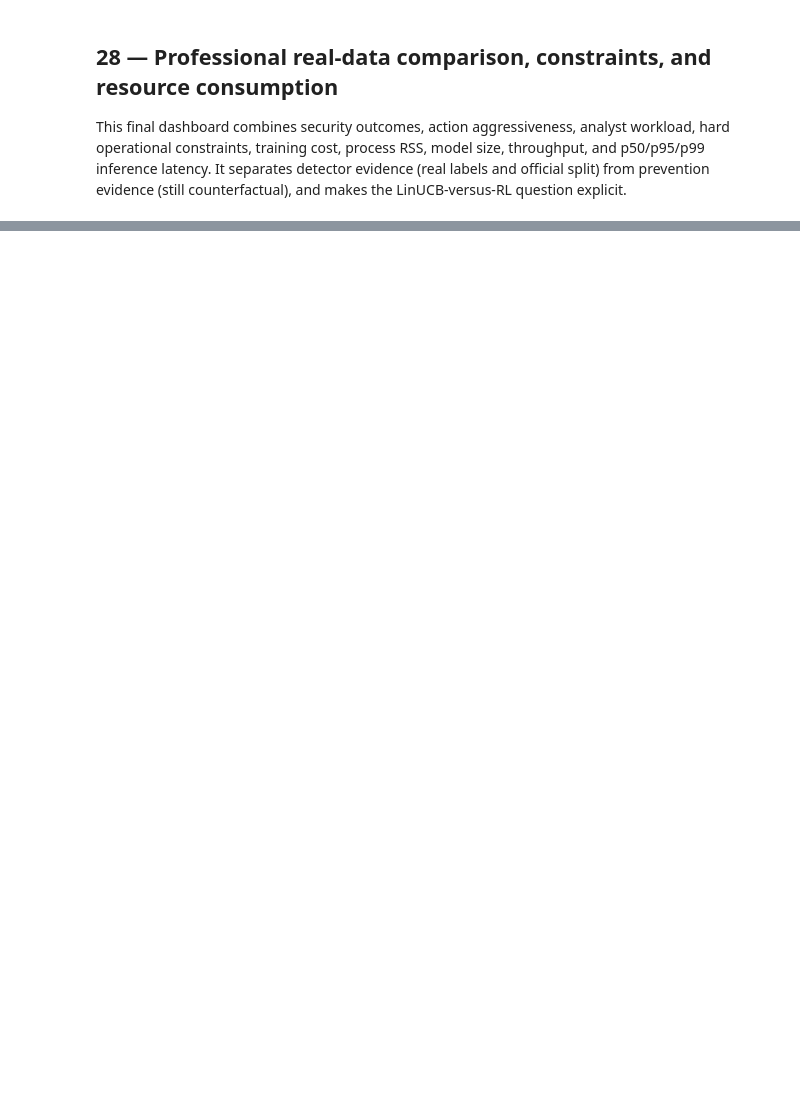
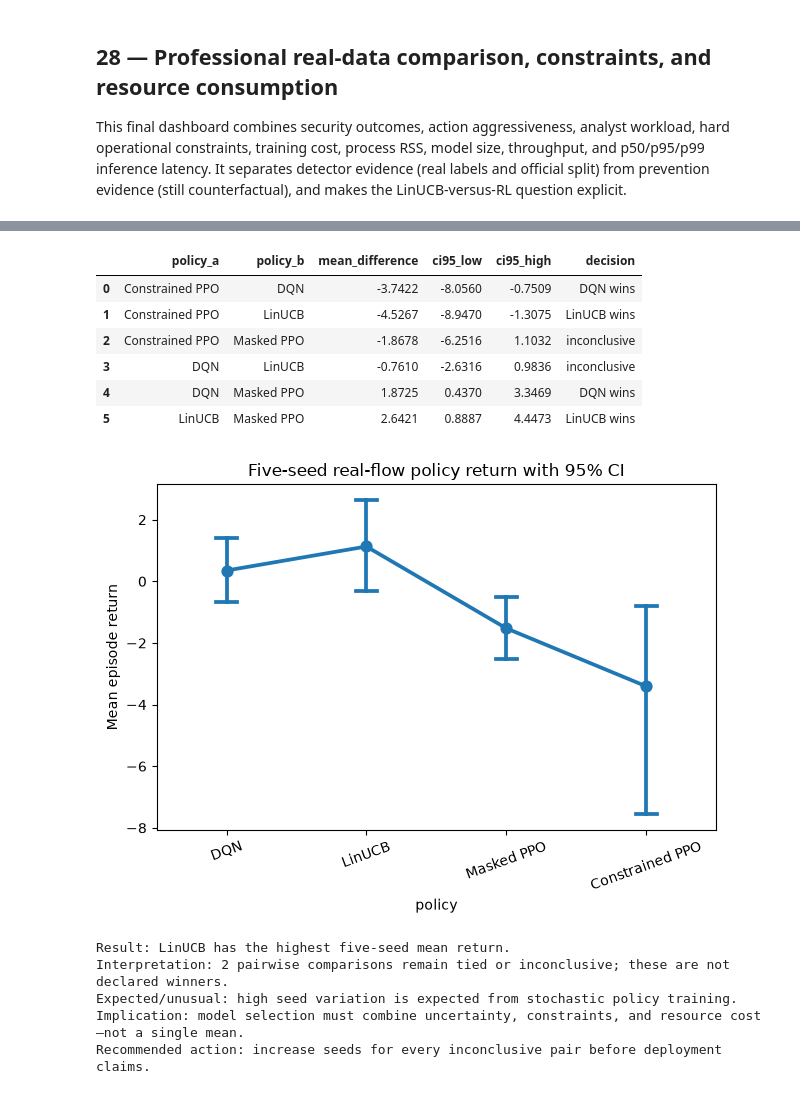
Before and after one commit to gegestalt/kodeRvR, a Jupyter notebook: notebooks/06_adaptive_ips_full_project_lab.ipynb, the cells around one changed output, grey strips where cells are left out. Drawn from its saved outputs; the diff is of its cells as text; code cells hidden in the pictures; blank space fills up the shorter version.

Commit message:
feat: complete IPS experiment diagnostics

```diff
--- a/notebooks/06_adaptive_ips_full_project_lab.ipynb
+++ b/notebooks/06_adaptive_ips_full_project_lab.ipynb
@@ -920,0 +925,20 @@ display(pd.Series(real_dashboard,name='professional evidence conclusion').to_fra
+# %%
+from ips.experiment_diagnostics import repeated_run_summary, pairwise_bootstrap_decisions
+policy_seed_rows=[]
+for policy_seed in (42,43,44,45,46):
+    started=time.perf_counter(); run=train_one_seed(nsl_evidence.splits,seed=policy_seed,dqn=dqn_cfg,training=DatasetTrainConfig(episodes=180 if RUN_HEAVY else 70,validation_interval=45 if RUN_HEAVY else 25),output_dir=OUTPUT/'real_policy_seeds'/'DQN'/f'seed_{policy_seed}'); model=QNetwork(7,7,64); model.load_state_dict(torch.load(run['checkpoint'],map_location='cpu')['model_state_dict']); _,_,metrics=evaluate_detailed(network_policy(model,policy_seed),nsl_evidence.splits.test,seed=policy_seed+1000); policy_seed_rows.append({'policy':'DQN','seed':policy_seed,'training_wall_s':time.perf_counter()-started,**metrics})
+    started=time.perf_counter(); model=train_bandit(nsl_evidence.splits.train,training_episodes=180 if RUN_HEAVY else 70,seed=policy_seed); _,_,metrics=evaluate_detailed(model.choose,nsl_evidence.splits.test,seed=policy_seed+1000); policy_seed_rows.append({'policy':'LinUCB','seed':policy_seed,'training_wall_s':time.perf_counter()-started,**metrics})
+    started=time.perf_counter(); model,_=train_ppo(nsl_evidence.splits.train,config=PpoConfig(training_episodes=140 if RUN_HEAVY else 45,hidden_dim=64),seed=policy_seed); _,_,metrics=evaluate_detailed(actor_policy(model),nsl_evidence.splits.test,seed=policy_seed+1000); policy_seed_rows.append({'policy':'Masked PPO','seed':policy_seed,'training_wall_s':time.perf_counter()-started,**metrics})
+    started=time.perf_counter(); model,_=train_ppo(nsl_evidence.splits.train,config=PpoConfig(training_episodes=140 if RUN_HEAVY else 45,hidden_dim=64,constrained=True,disruption_limit=.10),seed=policy_seed); _,_,metrics=evaluate_detailed(actor_policy(model),nsl_evidence.splits.test,seed=policy_seed+1000); policy_seed_rows.append({'policy':'Constrained PPO','seed':policy_seed,'training_wall_s':time.perf_counter()-started,**metrics})
+policy_seed_runs=pd.DataFrame(policy_seed_rows)
+policy_reliability=repeated_run_summary(policy_seed_runs)
+pairwise_decisions=pairwise_bootstrap_decisions(policy_seed_runs,repeats=5000,seed=SEED)
+display(policy_reliability.round(4)); display(pairwise_decisions.round(4))
+sns.pointplot(data=policy_seed_runs,x='policy',y='mean_return',errorbar=('ci',95),capsize=.15); plt.title('Five-seed real-flow policy return with 95% CI'); plt.ylabel('Mean episode return'); plt.xticks(rotation=20); plt.tight_layout(); plt.show()
+best_reliable=policy_reliability.iloc[0]; ambiguous_pairs=pairwise_decisions[pairwise_decisions.decision.isin(['practical tie','inconclusive'])]
+print('Result:',best_reliable.policy,'has the highest five-seed mean return.')
+print('Interpretation:',len(ambiguous_pairs),'pairwise comparisons remain tied or inconclusive; these are not declared winners.')
+print('Expected/unusual: high seed variation is expected from stochastic policy training.' if (policy_reliability.stability!='high').any() else 'Expected/unusual: all policies were unusually stable across seeds.')
+print('Implication: model selection must combine uncertainty, constraints, and resource cost—not a single mean.')
+print('Recommended action: increase seeds for every inconclusive pair before deployment claims.')
+# %% [output]
@@ -920,0 +950,13 @@ display(pd.Series(real_dashboard,name='professional evidence conclusion').to_fra
+|  | policy_a | policy_b | mean_difference | ci95_low | ci95_high | decision |
+| 0 | Constrained PPO | DQN | -3.7422 | -8.0560 | -0.7509 | DQN wins |
+| 1 | Constrained PPO | LinUCB | -4.5267 | -8.9470 | -1.3075 | LinUCB wins |
+| 2 | Constrained PPO | Masked PPO | -1.8678 | -6.2516 | 1.1032 | inconclusive |
+| 3 | DQN | LinUCB | -0.7610 | -2.6316 | 0.9836 | inconclusive |
+| 4 | DQN | Masked PPO | 1.8725 | 0.4370 | 3.3469 | DQN wins |
+| 5 | LinUCB | Masked PPO | 2.6421 | 0.8887 | 4.4473 | LinUCB wins |
+[figure, added]
+Result: LinUCB has the highest five-seed mean return.
+Interpretation: 2 pairwise comparisons remain tied or inconclusive; these are not declared winners.
+Expected/unusual: high seed variation is expected from stochastic policy training.
+Implication: model selection must combine uncertainty, constraints, and resource cost—not a single mean.
+Recommended action: increase seeds for every inconclusive pair before deployment claims.
```
Also changed, not shown: parts of 25 cells of this notebook, 23 other files.
